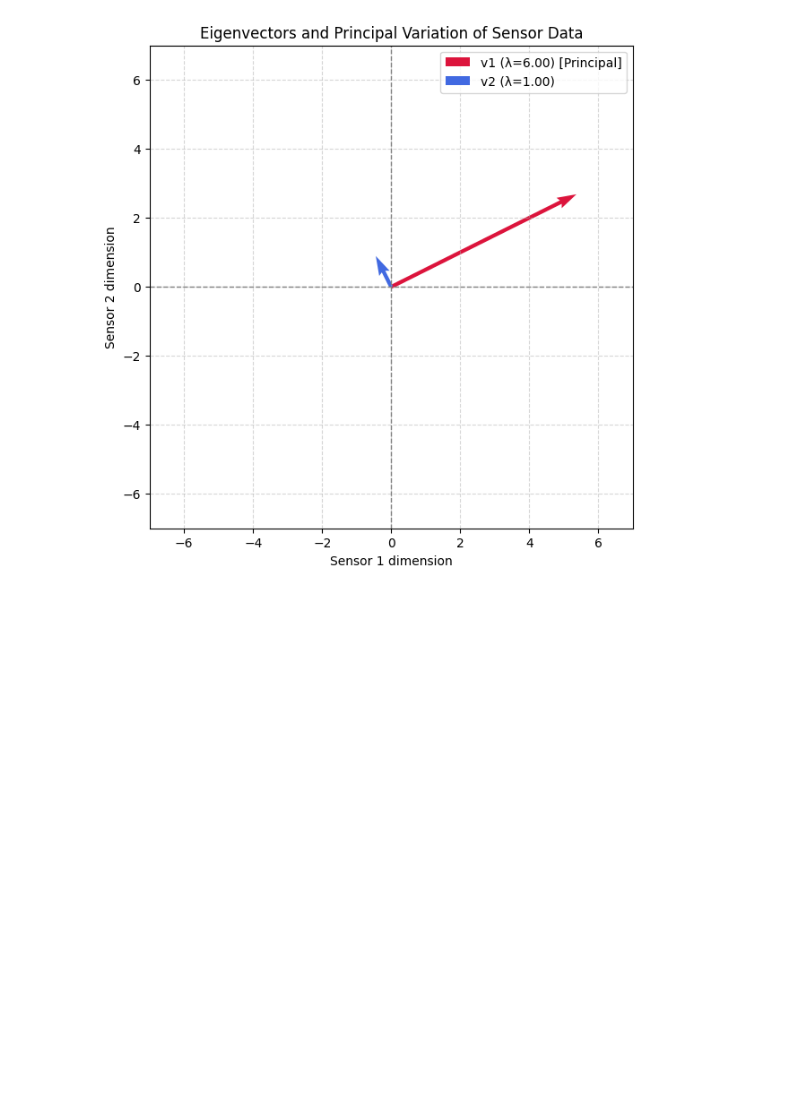
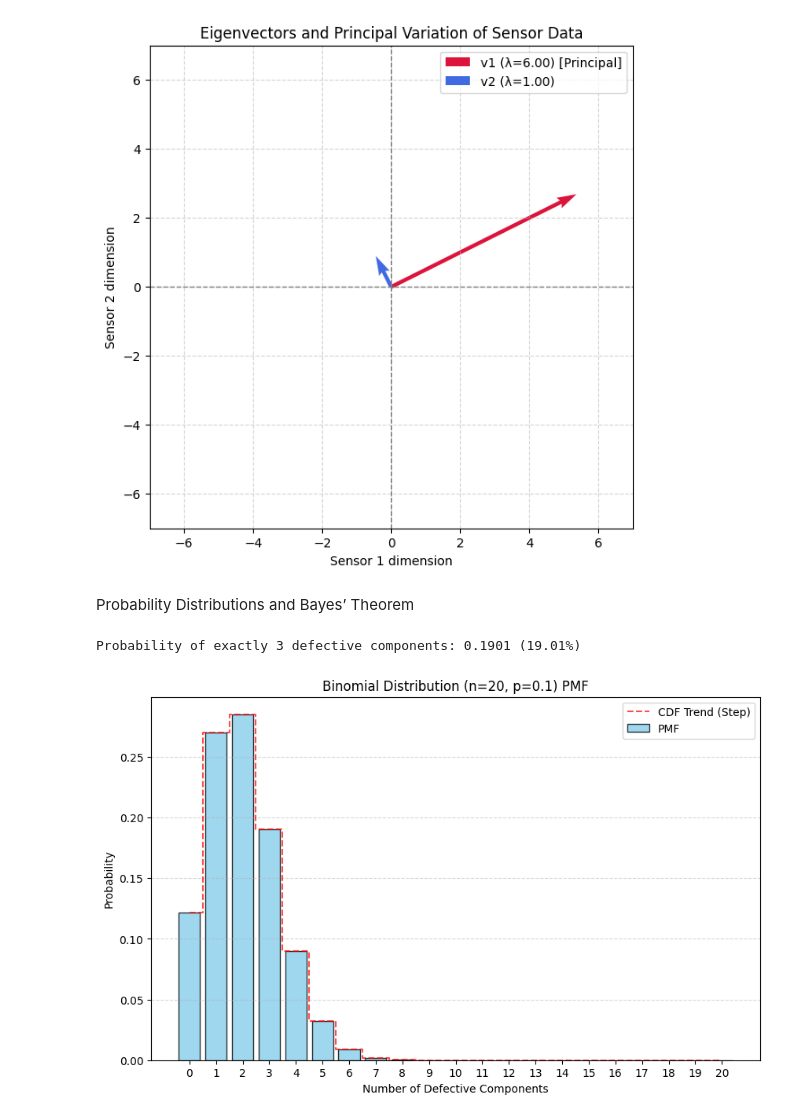
Before and after one commit to bollepallideepthi/CSA47-DeepLearning, a Jupyter notebook: DL_Program's.ipynb, the cells around one changed output. Cells and saved outputs as stored; diff of their text form; code cells hidden in the pictures; blank space fills up the shorter version.

```diff
--- a/DL_Program's.ipynb
+++ b/DL_Program's.ipynb
@@ -515,3 +515,32 @@ Eigenvector v1 = [0.89442719 0.4472136 ]
 Eigenvalue λ2 = 1.0000
 Eigenvector v2 = [-0.4472136   0.89442719]
 [figure]
+# %% [markdown]
+Probability Distributions and Bayes’ Theorem
+# %%
+import numpy as np
+import matplotlib.pyplot as plt
+from scipy.stats import binom
+
+n = 20
+p = 0.1
+
+prob_3_defective = binom.pmf(3, n, p)
+print(f"Probability of exactly 3 defective components: {prob_3_defective:.4f} ({prob_3_defective*100:.2f}%)\n")
+
+x = np.arange(0, n + 1)
+pmf_values = binom.pmf(x, n, p)
+
+plt.figure(figsize=(10, 6))
+plt.bar(x, pmf_values, color='skyblue', edgecolor='black', alpha=0.8, label='PMF')
+plt.step(x, pmf_values, where='mid', color='red', linestyle='--', alpha=0.7, label='CDF Trend (Step)')
+plt.title('Binomial Distribution (n=20, p=0.1) PMF')
+plt.xlabel('Number of Defective Components')
+plt.ylabel('Probability')
+plt.xticks(x)
+plt.grid(axis='y', linestyle='--', alpha=0.5)
+plt.legend()
+plt.show()
+# %% [output]
+Probability of exactly 3 defective components: 0.1901 (19.01%)
+[figure, added]
```
Also changed, not shown: parts of 4 cells of this notebook.
